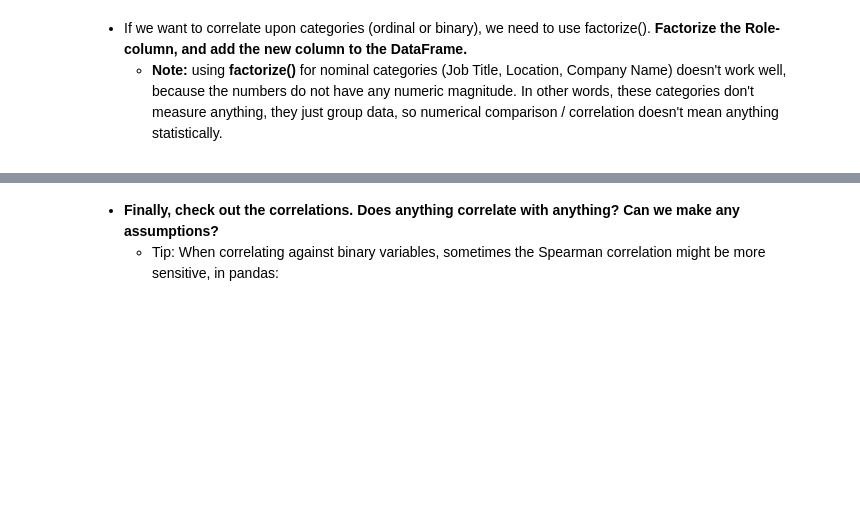
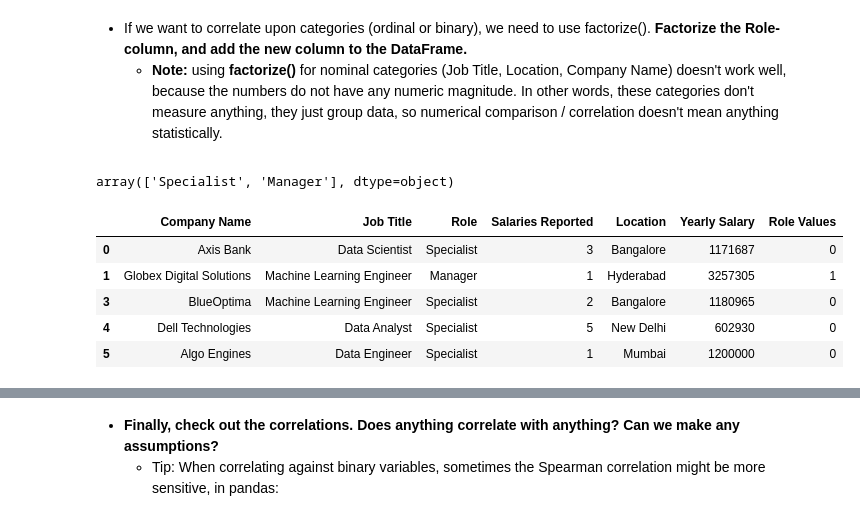
Before and after one commit to jtsillan/DataAnalytics, a Jupyter notebook: exercise_set_2/exercise_set_2.ipynb, the cells around one changed output, grey strips where cells are left out. Drawn from its saved outputs; the diff is of its cells as text; code cells hidden in the pictures; blank space fills up the shorter version.

```diff
--- a/exercise_set_2/exercise_set_2.ipynb
+++ b/exercise_set_2/exercise_set_2.ipynb
@@ -566,0 +560,5 @@ df2.head()
+# %%
+# Check Role column for unique values
+df2['Role'].unique()
+# %% [output]
+array(['Specialist', 'Manager'], dtype=object)
@@ -566,0 +570,10 @@ df2.head()
+# %%
+# Check data
+df2.head()
+# %% [output]
+|  | Company Name | Job Title | Role | Salaries Reported | Location | Yearly Salary | Role Values |
+| 0 | Axis Bank | Data Scientist | Specialist | 3 | Bangalore | 1171687 | 0 |
+| 1 | Globex Digital Solutions | Machine Learning Engineer | Manager | 1 | Hyderabad | 3257305 | 1 |
+| 3 | BlueOptima | Machine Learning Engineer | Specialist | 2 | Bangalore | 1180965 | 0 |
+| 4 | Dell Technologies | Data Analyst | Specialist | 5 | New Delhi | 602930 | 0 |
+| 5 | Algo Engines | Data Engineer | Specialist | 1 | Mumbai | 1200000 | 0 |
```
Also changed, not shown: parts of 12 cells of this notebook, 3 other files.
